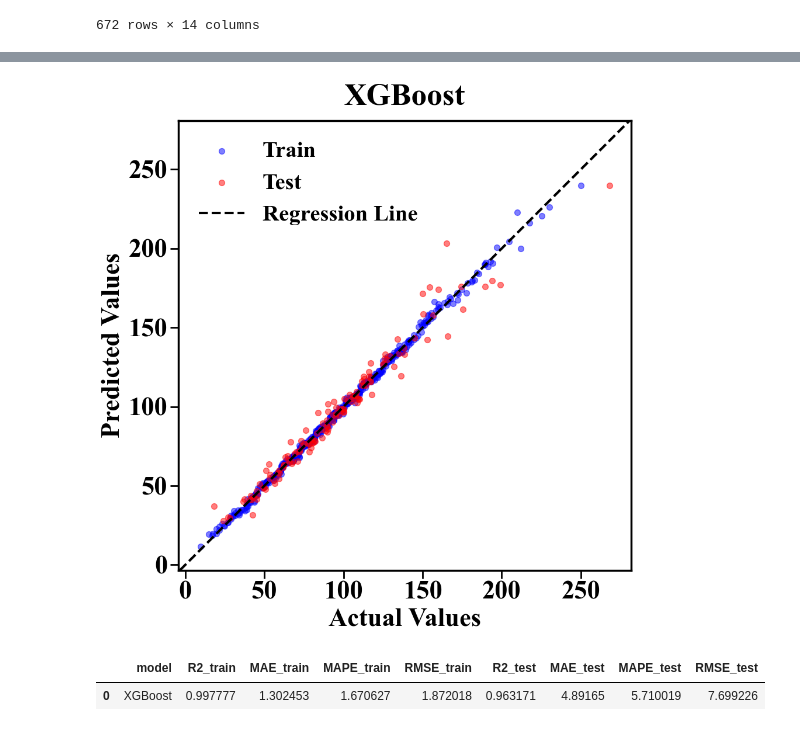
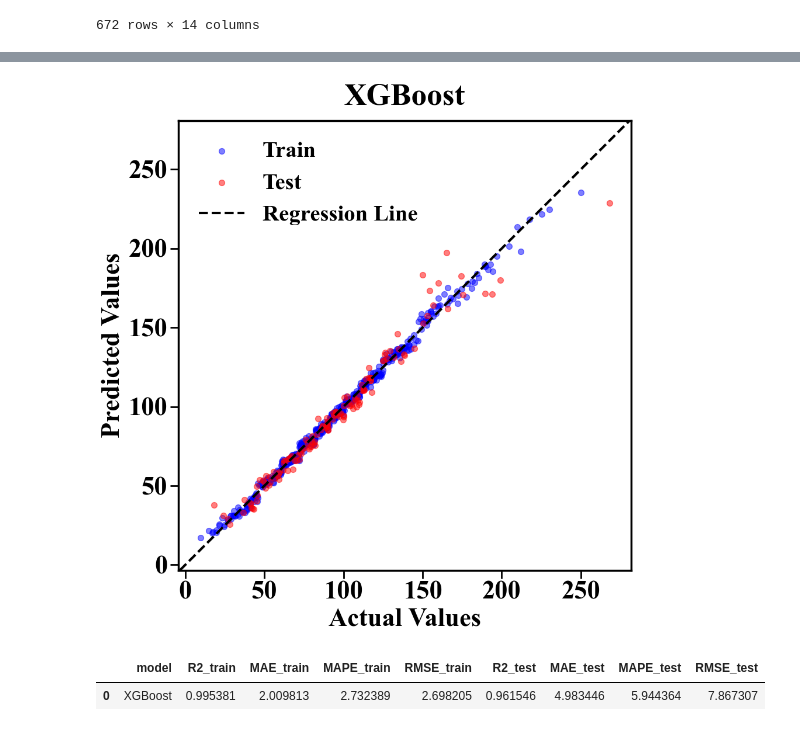
Before and after one commit to YYCHEN2001/Carbon_Cathode_New, a Jupyter notebook: 0.1-XGB-test.ipynb, the cells around one changed output, grey strips where cells are left out. Saved outputs shown, nothing was run; the diff lists cells and outputs as text; code cells hidden in the pictures.

```diff
--- a/0.1-XGB-test.ipynb
+++ b/0.1-XGB-test.ipynb
@@ -42,29 +138,23 @@ X_test_scaled = pd.DataFrame(X_test_scaled, columns=X.columns)
 # %%
 from function import metrics_to_dataframe, plot_actual_vs_predicted
-from xgboost import XGBRegressor
 
 # 初始化模型
-xgb = XGBRegressor(n_estimators=100,
-                   learning_rate=0.15,
-                   subsample=0.5,
-                   gamma=0.1,
-                   max_depth=8,
-                   min_child_weight=2,
-                   reg_alpha=0.35,
-                   colsample_bytree=0.7,
-                   colsample_bylevel=1.0,
-                   colsample_bynode=0.7,
-                   random_state=21)
+xgb = XGBRegressor(
+    objective='reg:squarederror',
+    random_state=21,
+    **best_params
+)
+
 xgb.fit(X_train_scaled, y_train)
 
 y_train_pred = xgb.predict(X_train_scaled)
 y_test_pred = xgb.predict(X_test_scaled)
 
 xgb_metrics = metrics_to_dataframe(y_train, y_train_pred, y_test, y_test_pred, 'XGBoost')
 plot_actual_vs_predicted(y_train, y_train_pred, y_test, y_test_pred, 'XGBoost','output/figures/XGB.png')
 
 xgb_metrics
 # %% [output]
-[figure, old version]
+[figure, new version]
 |  | model | R2_train | MAE_train | MAPE_train | RMSE_train | R2_test | MAE_test | MAPE_test | RMSE_test |
-| 0 | XGBoost | 0.997777 | 1.302453 | 1.670627 | 1.872018 | 0.963171 | 4.89165 | 5.710019 | 7.699226 |
+| 0 | XGBoost | 0.995381 | 2.009813 | 2.732389 | 2.698205 | 0.961546 | 4.983446 | 5.944364 | 7.867307 |
```
Also changed, not shown: parts of 1 cell of this notebook, 2 other files.
